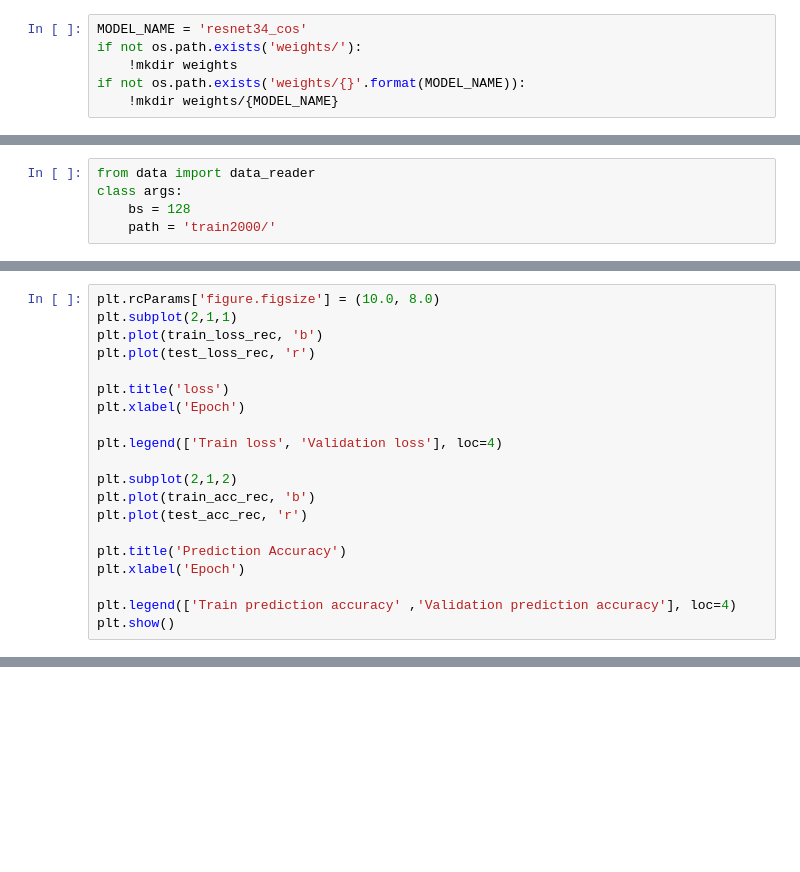
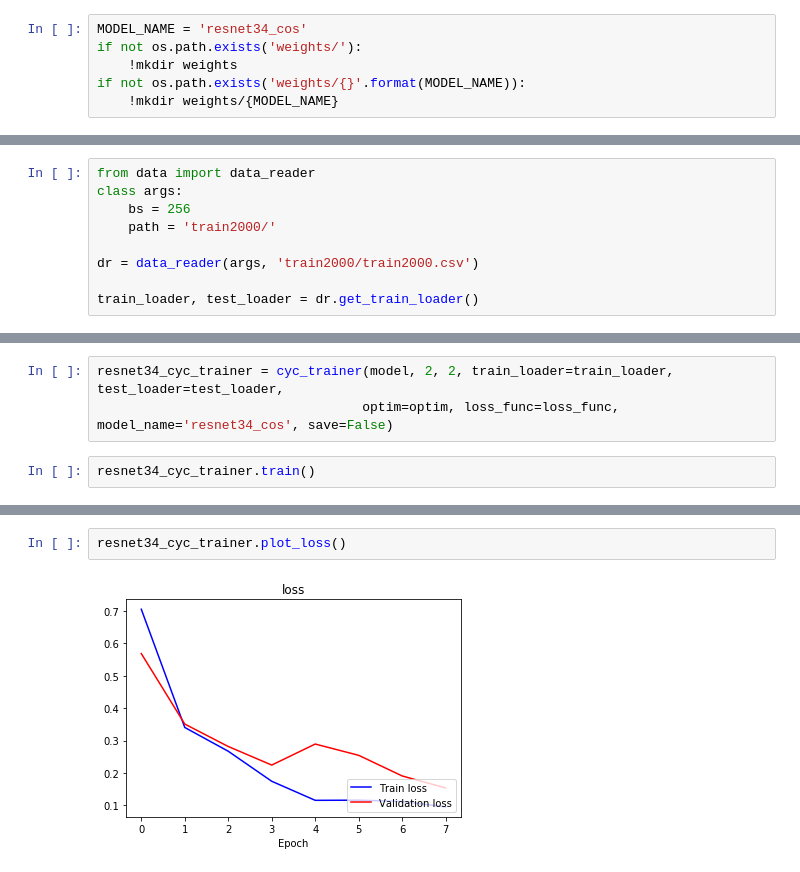
Before and after one commit to TooDifficultForMe/data-competitions, a Jupyter notebook: dianshi_TG/resnet34_cos.ipynb, the cells around one changed output, grey strips where cells are left out. Cells and saved outputs as stored; diff of their text form; blank space fills up the shorter version.

```diff
--- a/dianshi_TG/resnet34_cos.ipynb
+++ b/dianshi_TG/resnet34_cos.ipynb
@@ -54,5 +28,9 @@ loss_func = torch.nn.CrossEntropyLoss()
 # %%
 from data import data_reader
 class args:
-    bs = 128
+    bs = 256
     path = 'train2000/'
+
+dr = data_reader(args, 'train2000/train2000.csv')
+
+train_loader, test_loader = dr.get_train_loader()
@@ -160,20 +36,0 @@ KeyboardInterrupt:
-# %%
-plt.rcParams['figure.figsize'] = (10.0, 8.0)
-plt.subplot(2,1,1)
-plt.plot(train_loss_rec, 'b')
-plt.plot(test_loss_rec, 'r')
-
-plt.title('loss')
-plt.xlabel('Epoch')
-
-plt.legend(['Train loss', 'Validation loss'], loc=4)
-
-plt.subplot(2,1,2)
-plt.plot(train_acc_rec, 'b')
-plt.plot(test_acc_rec, 'r')
-
-plt.title('Prediction Accuracy')
-plt.xlabel('Epoch')
-
-plt.legend(['Train prediction accuracy' ,'Validation prediction accuracy'], loc=4)
-plt.show()
@@ -184,0 +39,5 @@ plt.show()
+# %%
+resnet34_cyc_trainer = cyc_trainer(model, 2, 2, train_loader=train_loader, test_loader=test_loader,
+                                  optim=optim, loss_func=loss_func, model_name='resnet34_cos', save=False)
+# %%
+resnet34_cyc_trainer.train()
@@ -184,0 +62,4 @@ plt.show()
+# %%
+resnet34_cyc_trainer.plot_loss()
+# %% [output]
+[figure, added]
```
Also changed, not shown: parts of 13 cells of this notebook, 14 other files.
